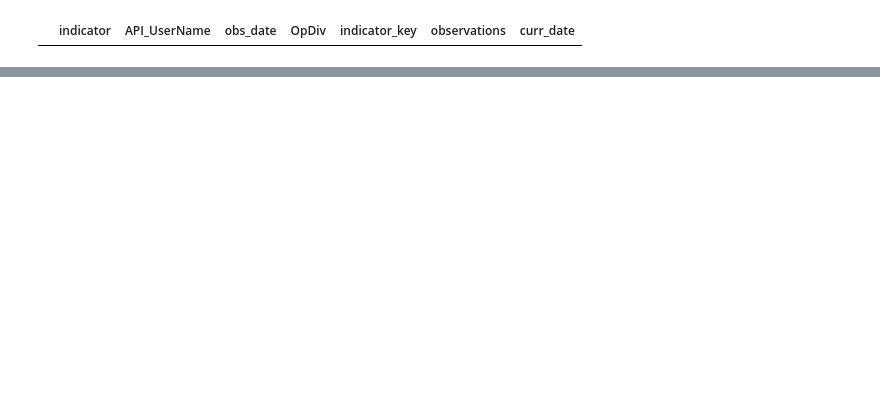
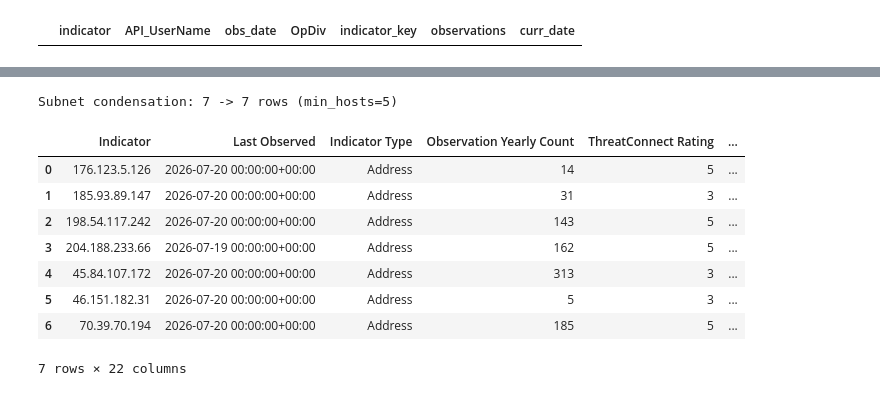
Before and after one commit to jaytlinaskew-OIS/HTOC, a Jupyter notebook: notebooks/ThreatAssessment Scoring/ThreatScoreIW/ThreatScoreIW.ipynb, the cells around one changed output, grey strips where cells are left out. Saved outputs shown, nothing was run; the diff lists cells and outputs as text; code cells hidden in the pictures; blank space fills up the shorter version.

```diff
--- a/notebooks/ThreatAssessment Scoring/ThreatScoreIW/ThreatScoreIW.ipynb
+++ b/notebooks/ThreatAssessment Scoring/ThreatScoreIW/ThreatScoreIW.ipynb
@@ -710,19 +697,6 @@ def _has_threat_actor(value):
     return bool(str(value).strip())
 
 
-def _format_host_ips(ips):
-    if not isinstance(ips, list) or not ips:
-        return ""
-
-    def _sort_key(ip):
-        try:
-            return ipaddress.ip_address(str(ip))
-        except ValueError:
-            return ipaddress.ip_address("0.0.0.0")
-
-    return "\n".join(str(ip) for ip in sorted(ips, key=_sort_key))
-
-
 def condense_final_indicators(df, min_hosts=MIN_HOSTS_PER_SUBNET):
     """Roll dense /24 Address clusters into CIDR rows; keep singles and threat-actor IPs."""
     df = df.copy()
@@ -752,7 +726,7 @@ def condense_final_indicators(df, min_hosts=MIN_HOSTS_PER_SUBNET):
 
     if dense_df.empty:
         out = df.drop(columns=["_ip", "_subnet24", "_has_ta"], errors="ignore")
-        out["Host IPs"] = out["Indicator"].map(lambda x: str(x))
+        out["_member_ips"] = out["Indicator"].map(lambda x: [str(x)])
         return out
 
     numeric_max_cols = [
@@ -781,39 +755,51 @@ def condense_final_indicators(df, min_hosts=MIN_HOSTS_PER_SUBNET):
         "Threat Actor": _union_csv,
         "Tagging Boost Reason": _union_csv,
         "Associated Groups": _union_csv,
         "incidents/events": _union_csv,
         "Tags": "first",
         "Explanation": "first",
     })
 
     if "Reported I&W?" in dense_df.columns:
         agg["Reported I&W?"] = lambda s: "Yes" if (s == "Yes").any() else "No"
 
     condensed = dense_df.groupby("_subnet24", as_index=False).agg(agg)
     condensed = condensed.rename(columns={"Indicator": "_member_ips"})
     condensed["Indicator"] = condensed["_subnet24"]
-    condensed["Host IPs"] = condensed["_member_ips"].map(_format_host_ips)
 
-    drop_cols = ["_subnet24", "_ip", "_has_ta", "_member_ips"]
+    drop_cols = ["_subnet24", "_ip", "_has_ta"]
     condensed = condensed.drop(columns=drop_cols, errors="ignore")
-    keep_df = keep_df.drop(columns=["_subnet24", "_ip", "_has_ta"], errors="ignore")
-    keep_df["Host IPs"] = keep_df["Indicator"].map(lambda x: str(x))
+    keep_df = keep_df.drop(columns=drop_cols, errors="ignore")
+    keep_df["_member_ips"] = keep_df["Indicator"].map(lambda x: [str(x)])
 
     out = pd.concat([condensed, keep_df], ignore_index=True, sort=False)
 
     base_cols = [c for c in df.columns if c not in drop_cols]
     ordered = []
     for col in base_cols:
         ordered.append(col)
-        if col == "Indicator" and "Host IPs" in out.columns:
-            ordered.append("Host IPs")
+        if col == "Indicator" and "_member_ips" in out.columns:
+            ordered.append("_member_ips")
     ordered.extend([c for c in out.columns if c not in ordered])
     return out[[c for c in ordered if c in out.columns]]
 
 
 _before = len(final_indicators)
 final_indicators = condense_final_indicators(final_indicators)
 print(f"Subnet condensation: {_before} -> {len(final_indicators)} rows (min_hosts={MIN_HOSTS_PER_SUBNET})")
-final_indicators
+
+# _member_ips is kept on final_indicators for Excel dropdown export only — not shown here
+final_indicators.drop(columns=["_member_ips"], errors="ignore")
+# %% [output]
+Subnet condensation: 7 -> 7 rows (min_hosts=5)
+|  | Indicator | Last Observed | Indicator Type | Observation Yearly Count | ThreatConnect Rating | ... |
+| 0 | 176.123.5.126 | 2026-07-20 00:00:00+00:00 | Address | 14 | 5 | ... |
+| 1 | 185.93.89.147 | 2026-07-20 00:00:00+00:00 | Address | 31 | 3 | ... |
+| 2 | 198.54.117.242 | 2026-07-20 00:00:00+00:00 | Address | 143 | 5 | ... |
+| 3 | 204.188.233.66 | 2026-07-19 00:00:00+00:00 | Address | 162 | 5 | ... |
+| 4 | 45.84.107.172 | 2026-07-20 00:00:00+00:00 | Address | 313 | 3 | ... |
+| 5 | 46.151.182.31 | 2026-07-20 00:00:00+00:00 | Address | 5 | 3 | ... |
+| 6 | 70.39.70.194 | 2026-07-20 00:00:00+00:00 | Address | 185 | 5 | ... |
+7 rows × 22 columns
 # %%
 from datetime import datetime
```
Also changed, not shown: parts of 10 cells of this notebook, 6 other files.
